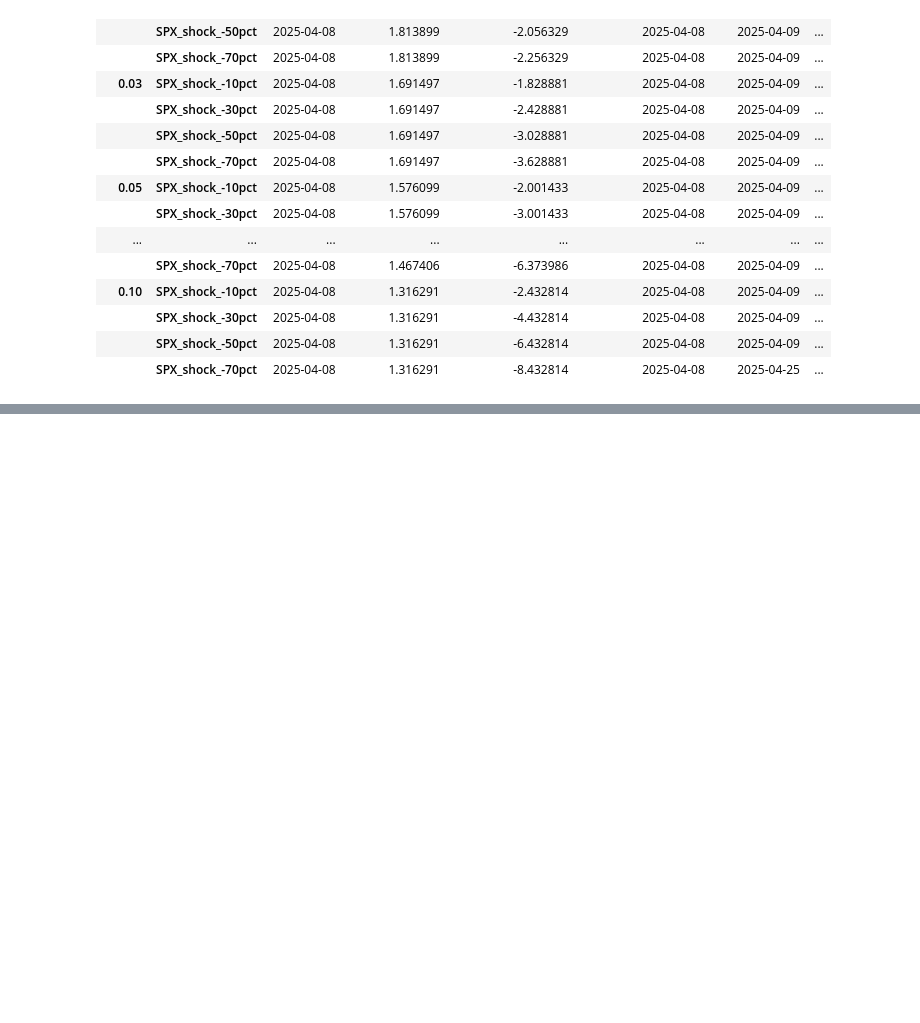
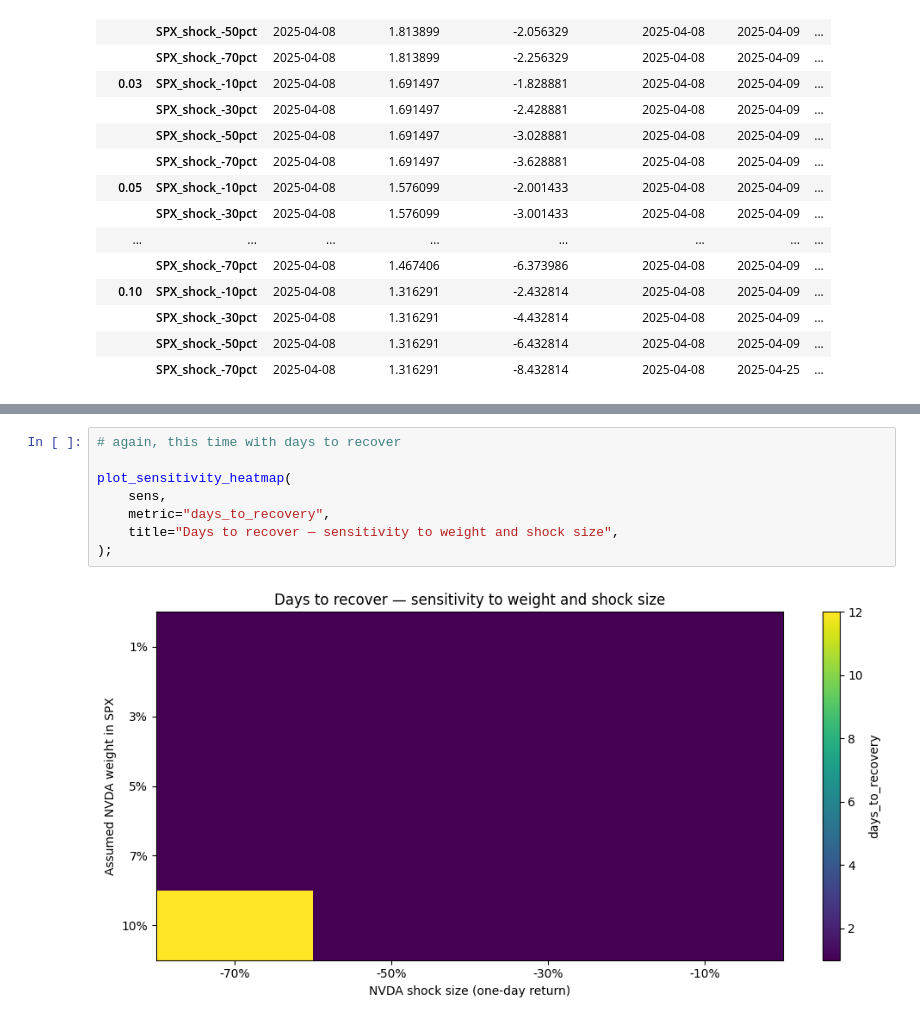
Before and after one commit to skolins3651/nvda-spx-risk-analysis, a Jupyter notebook: notebooks/01_explore_ex_nvda.ipynb, the cells around one changed output, grey strips where cells are left out. Cells and saved outputs as stored; diff of their text form; blank space fills up the shorter version.

```diff
--- a/notebooks/01_explore_ex_nvda.ipynb
+++ b/notebooks/01_explore_ex_nvda.ipynb
@@ -258,0 +273,10 @@ sens
+# %%
+# again, this time with days to recover
+
+plot_sensitivity_heatmap(
+    sens,
+    metric="days_to_recovery",
+    title="Days to recover — sensitivity to weight and shock size",
+);
+# %% [output]
+[figure, added]
```
Also changed, not shown: parts of 4 cells of this notebook, 1 other file.
